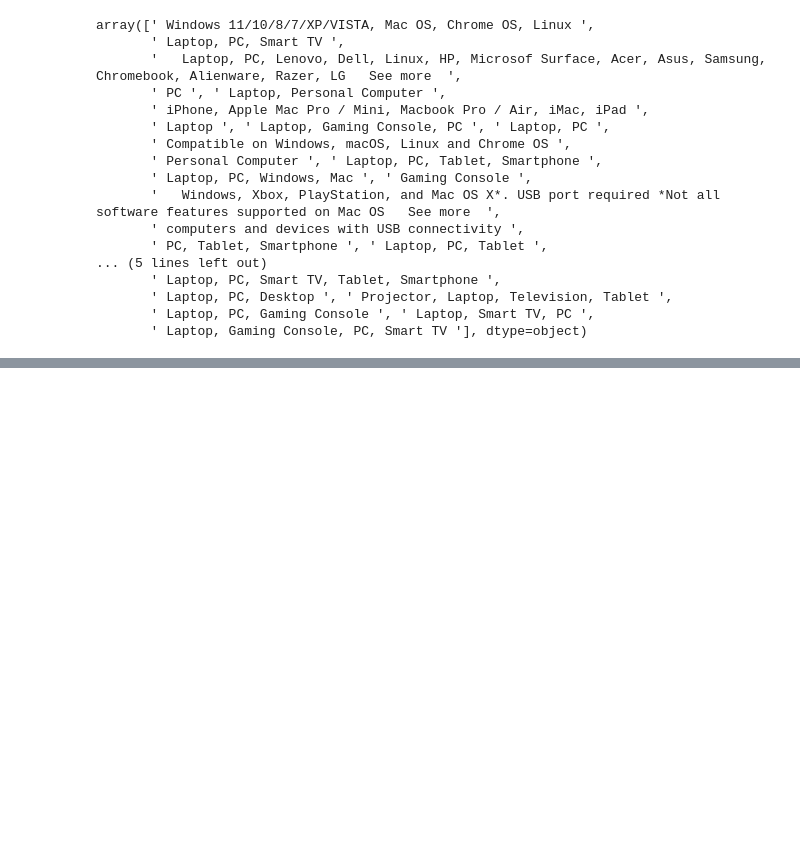
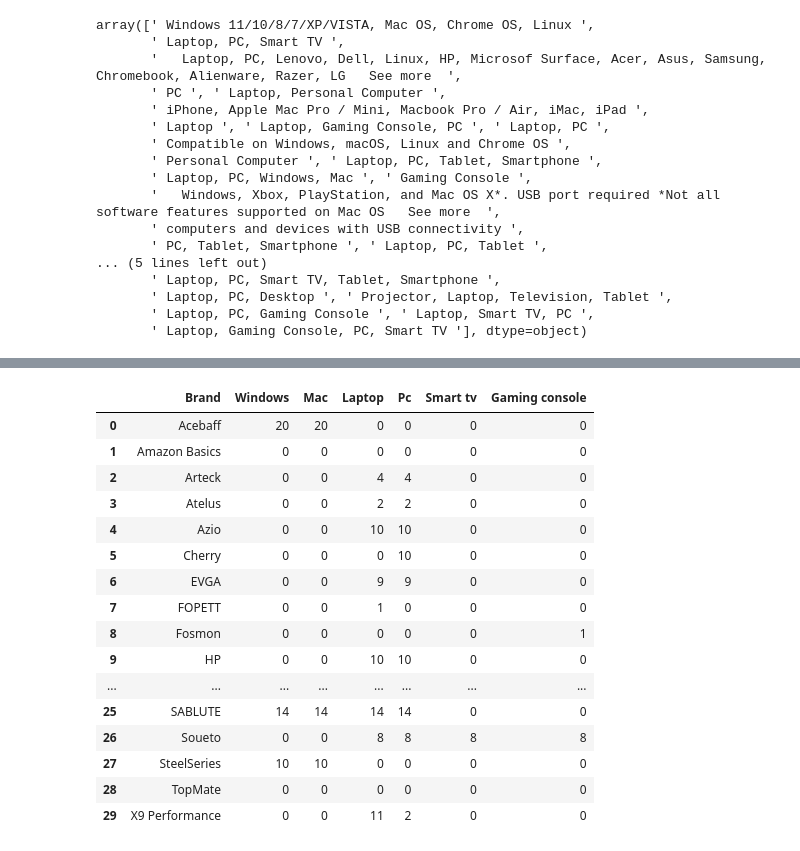
Before and after one commit to motconkien/Data-Projetcs, a Jupyter notebook: Amazon Project/Analyst/main.ipynb, the cells around one changed output, grey strips where cells are left out. Cells and saved outputs as stored; diff of their text form; code cells hidden in the pictures; blank space fills up the shorter version.

```diff
--- a/Amazon Project/Analyst/main.ipynb
+++ b/Amazon Project/Analyst/main.ipynb
@@ -249,0 +352,5 @@ To-do list for exploring data:
+# %%
+def add_binary_columns(df,col_name,keywords):
+    for keyword in keywords:
+        df[keyword.capitalize()] = df[col_name].apply(lambda x: 1 if keyword.lower() in x.lower() else 0)
+    return df
@@ -249,0 +412,17 @@ To-do list for exploring data:
+# %%
+def keyboard_layout(keyboard_num):
+    layout = ""
+    if keyboard_num >= 104:
+        layout += "Full Size"
+    elif keyboard_num >= 87:
+        layout += "Tenkeyless"
+    elif keyboard_num >= 84:
+        layout += "75%"
+    elif keyboard_num >= 64:
+        layout += "60%"
+    else:
+        layout += "40%"
+    return layout
+
+data["Layout"] = data["Number of Keys"].apply(keyboard_layout)
+data
@@ -249,0 +528,6 @@ To-do list for exploring data:
+# %%
+data_devices = data[["Brand","Compatible Devices"]]
+# %%
+keywords = ["windows","mac","laptop","pc","smart tv","gaming console"]
+df = add_binary_columns(data_devices,"Compatible Devices",keywords)
+df
@@ -249,0 +548,21 @@ To-do list for exploring data:
+# %%
+df_brand_device = df.groupby("Brand")[["Windows","Mac","Laptop","Pc","Smart tv","Gaming console"]].sum().reset_index()
+df_brand_device
+# %% [output]
+|  | Brand | Windows | Mac | Laptop | Pc | Smart tv | Gaming console |
+| 0 | Acebaff | 20 | 20 | 0 | 0 | 0 | 0 |
+| 1 | Amazon Basics | 0 | 0 | 0 | 0 | 0 | 0 |
+| 2 | Arteck | 0 | 0 | 4 | 4 | 0 | 0 |
+| 3 | Atelus | 0 | 0 | 2 | 2 | 0 | 0 |
+| 4 | Azio | 0 | 0 | 10 | 10 | 0 | 0 |
+| 5 | Cherry | 0 | 0 | 0 | 10 | 0 | 0 |
+| 6 | EVGA | 0 | 0 | 9 | 9 | 0 | 0 |
+| 7 | FOPETT | 0 | 0 | 1 | 0 | 0 | 0 |
+| 8 | Fosmon | 0 | 0 | 0 | 0 | 0 | 1 |
+| 9 | HP | 0 | 0 | 10 | 10 | 0 | 0 |
+| ... | ... | ... | ... | ... | ... | ... | ... |
+| 25 | SABLUTE | 14 | 14 | 14 | 14 | 0 | 0 |
+| 26 | Soueto | 0 | 0 | 8 | 8 | 8 | 8 |
+| 27 | SteelSeries | 10 | 10 | 0 | 0 | 0 | 0 |
+| 28 | TopMate | 0 | 0 | 0 | 0 | 0 | 0 |
+| 29 | X9 Performance | 0 | 0 | 11 | 2 | 0 | 0 |
```
Also changed, not shown: parts of 37 cells of this notebook, 1 other file.
